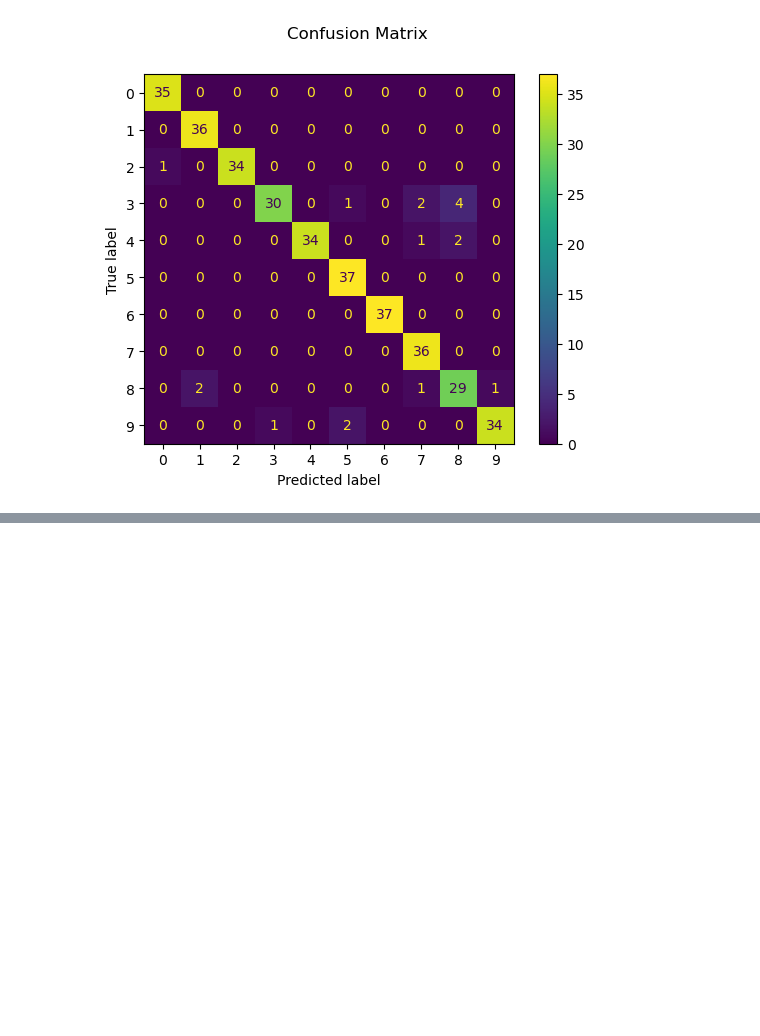
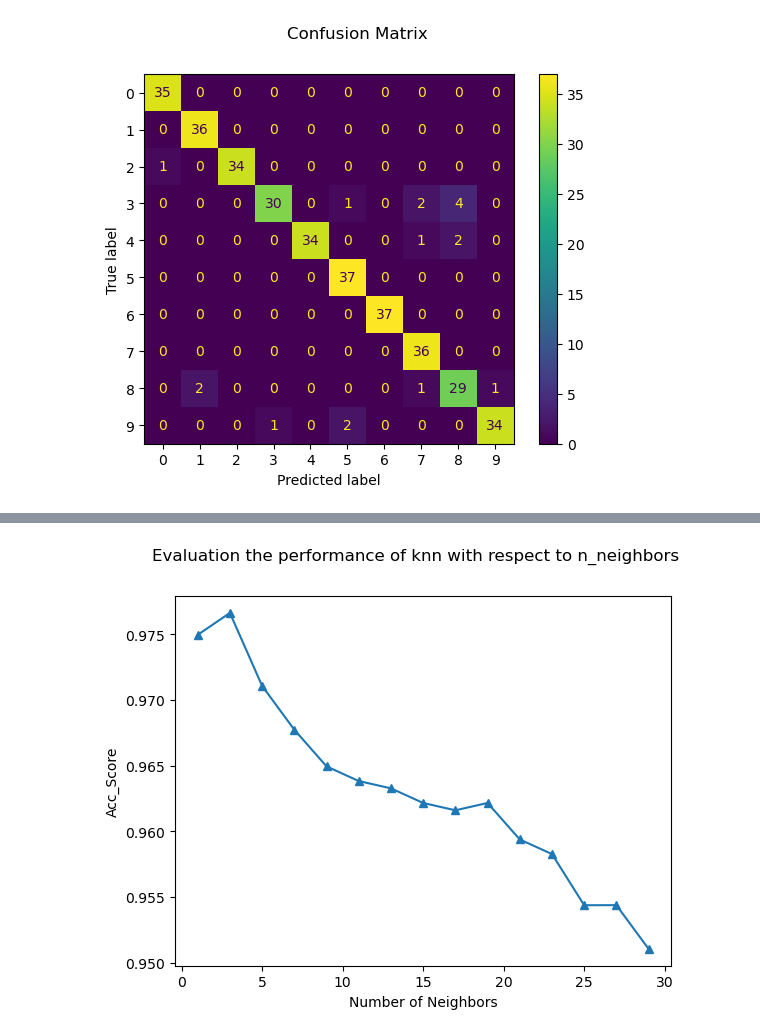
Before and after one commit to clee74/AI_Class, a Jupyter notebook: Supervised/Classification/Demonstration/Demo_with_KNN.ipynb, the cells around one changed output, grey strips where cells are left out. Saved outputs shown, nothing was run; the diff lists cells and outputs as text; code cells hidden in the pictures; blank space fills up the shorter version.

```diff
--- a/Supervised/Classification/Demonstration/Demo_with_KNN.ipynb
+++ b/Supervised/Classification/Demonstration/Demo_with_KNN.ipynb
@@ -150,0 +190,9 @@ print(report["accuracy"])
+# %%
+from sklearn.model_selection import cross_val_score
+def evaluate_kNN_CrossVal(X,y,n_neighbors,kfold=10):
+    kNN = KNeighborsClassifier(n_neighbors=n_neighbors)
+    return cross_val_score(kNN,X,y,cv=kfold).mean()
+# %%
+score_holder = []
+for n in range(1,30,2):
+    score_holder.append(evaluate_kNN_CrossVal(X=X,y=y,n_neighbors=n))
@@ -150,0 +203,14 @@ print(report["accuracy"])
+# %%
+# Plot results to evaluate
+
+fig, ax = plt.subplots(1)
+fig.suptitle('Evaluation the performance of knn with respect to n_neighbors')
+
+ax.plot(range(1,30,2),score_holder,marker='^')
+
+ax.set_ylabel("Acc_Score")
+ax.set_xlabel("Number of Neighbors")
+
+plt.show()
+# %% [output]
+[figure, added]
```
Also changed, not shown: parts of 7 cells of this notebook.
